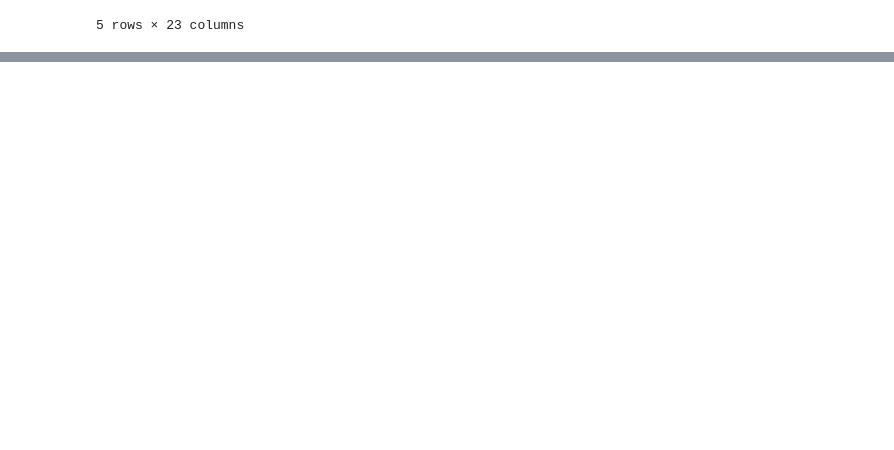
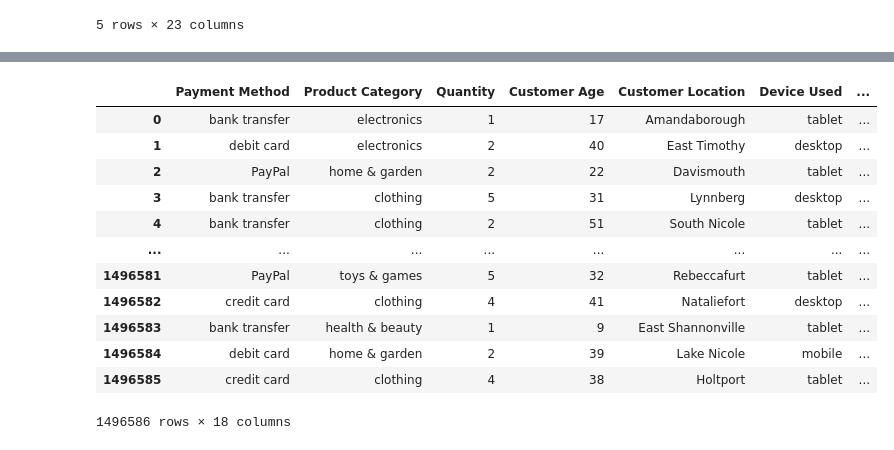
Before and after one commit to pentakll4002/IS403_Q13, a Jupyter notebook: regression.ipynb, the cells around one changed output, grey strips where cells are left out. Saved outputs shown, nothing was run; the diff lists cells and outputs as text; code cells hidden in the pictures; blank space fills up the shorter version.

```diff
--- a/regression.ipynb
+++ b/regression.ipynb
@@ -191,0 +178,16 @@ X_reduced = pipeline.fit_transform(X, y)
+# %%
+X
+# %% [output]
+|  | Payment Method | Product Category | Quantity | Customer Age | Customer Location | Device Used | ... |
+| 0 | bank transfer | electronics | 1 | 17 | Amandaborough | tablet | ... |
+| 1 | debit card | electronics | 2 | 40 | East Timothy | desktop | ... |
+| 2 | PayPal | home & garden | 2 | 22 | Davismouth | tablet | ... |
+| 3 | bank transfer | clothing | 5 | 31 | Lynnberg | desktop | ... |
+| 4 | bank transfer | clothing | 2 | 51 | South Nicole | tablet | ... |
+| ... | ... | ... | ... | ... | ... | ... | ... |
+| 1496581 | PayPal | toys & games | 5 | 32 | Rebeccafurt | tablet | ... |
+| 1496582 | credit card | clothing | 4 | 41 | Nataliefort | desktop | ... |
+| 1496583 | bank transfer | health & beauty | 1 | 9 | East Shannonville | tablet | ... |
+| 1496584 | debit card | home & garden | 2 | 39 | Lake Nicole | mobile | ... |
+| 1496585 | credit card | clothing | 4 | 38 | Holtport | tablet | ... |
+1496586 rows × 18 columns
```
Also changed, not shown: parts of 12 cells of this notebook.
